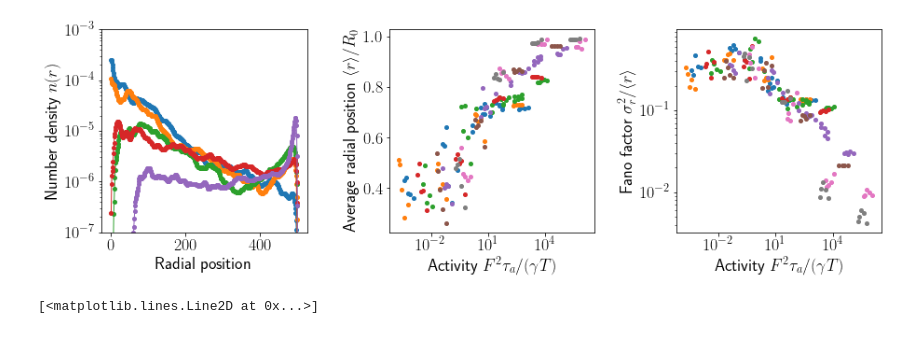
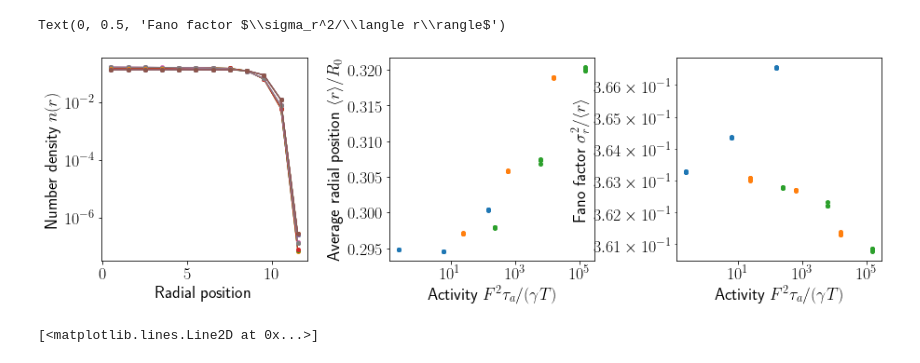
Before and after one commit to s-brahmachari/Active-noise-simulations, a Jupyter notebook: analysis_codes/plot-RDP.ipynb, the cells around one changed output. Drawn from its saved outputs; the diff is of its cells as text; code cells hidden in the pictures.

```diff
--- a/analysis_codes/plot-RDP.ipynb
+++ b/analysis_codes/plot-RDP.ipynb
@@ -43,6 +43,7 @@ Rmax=[]
 betas=[]
 w=0
 fpath='../../data/ROUSE_chainN100_confinedR0500/'
+fpath='../../data/SAC/RDP/'
 
 for fname in os.listdir(fpath):
     if '.npz' in fname and 'RadNumDens' in fname:
@@ -74,7 +75,7 @@ for fname in os.listdir(fpath):
 
         # if b_act not in [0.0, 2.0,40.0, 160.0, 180.0]: continue
         # if T==0.5 and F==0.1 and (Ta==10 or Ta==50) and R0==10 and (kb==5 ) and nn==100:
-        if T==300 and (F==0.0 or F==0.1):
+        if F==0.0 or F==1:
 
             # print(npzfile['bins'].shape[0], npzfile['hist'].shape,R0)
             # if F==0.008: continue
@@ -106,36 +107,37 @@ def fit(xx,a,b):
     # hl = sorted(zip(handles, labels),
     #         key=lambda x: float(x[1].split('=')[1].replace('$','')))
     # handles2, labels2 = zip(*hl)
     # #print(labels2)
     # axi.legend(handles2, labels2,)
     # axi.legend(loc='lower left',bbox_to_anchor=(1.1,0.1))
     # axi.set_yscale('log')
     # axi.set_xscale('log')
     # axi.grid(True)
     # axi.set_xlim([-1,6])
 
 ax1.set_xlabel('Radial position')
 ax1.set_ylabel('Number density $n(r)$')
-ax1.set_ylim([1e-7,1e-3])
+# ax1.set_ylim([1e-7,1e-3])
 ax1.semilogy()
 # ax1.loglog()
 
 
 ax2.set_ylabel('Average radial position $\\langle r\\rangle/R_0$')
 ax2.set_xlabel('Activity $F^2\\tau_a/(\\gamma T)$')
 ax2.semilogx()
 ax3.loglog()
 # ax2.set_ylim(0,1)
 # plt.colorbar(m)
 
 ax3.set_xlabel('Activity $F^2\\tau_a/(\\gamma T)$')
 ax3.set_ylabel('Fano factor $\\sigma_r^2/\\langle r\\rangle$')
 
 
 
-fig.savefig('../../plots/Rouse/avg_rad_pos_act.png', dpi=300, bbox_inches='tight')
+# fig.savefig('../../plots/Rouse/avg_rad_pos_act.png', dpi=300, bbox_inches='tight')
 # %% [output]
+Text(0, 0.5, 'Fano factor $\\sigma_r^2/\\langle r\\rangle$')
-[figure, old version]
+[figure, new version]
 # %%
 
 plt.semilogx(np.logspace(-2,4,50),fit(np.logspace(-2,4,50), 1,1))
```
Also changed, not shown: 5 other files.
